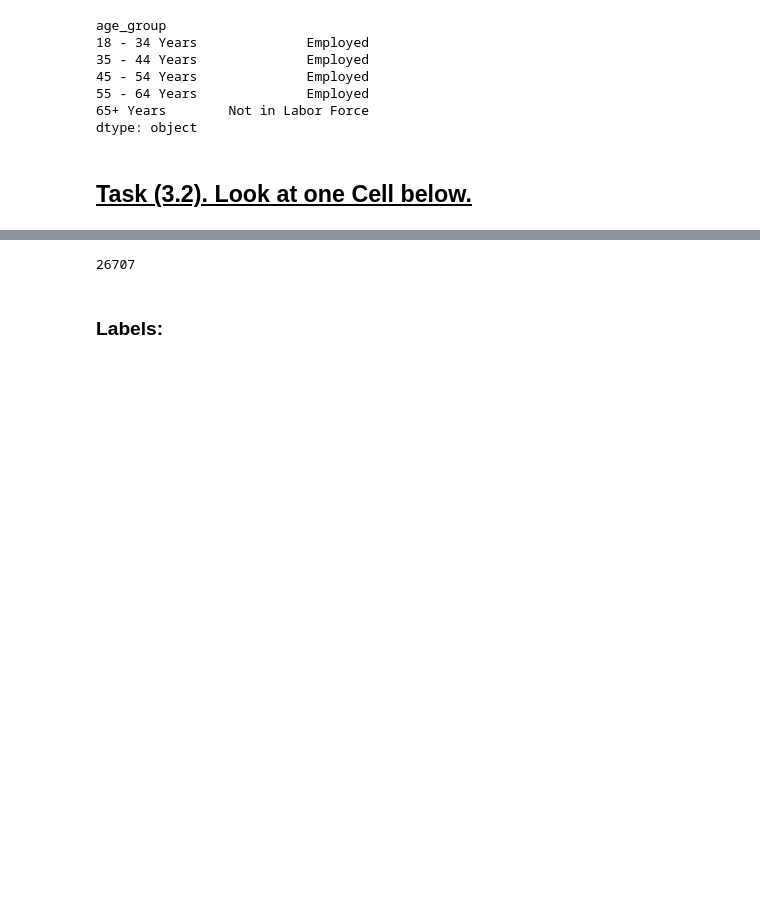
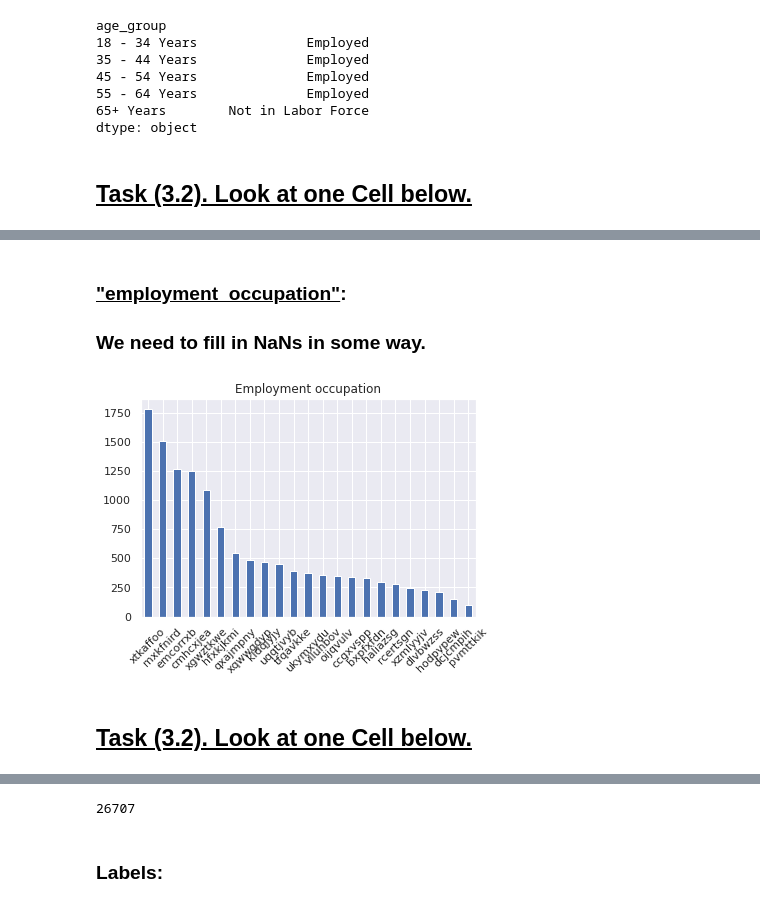
Before and after one commit to AlbMLpy/IDS_Task, a Jupyter notebook: flu_shot_solution.ipynb, the cells around one changed output, grey strips where cells are left out. Drawn from its saved outputs; the diff is of its cells as text; code cells hidden in the pictures; blank space fills up the shorter version.

```diff
--- a/flu_shot_solution.ipynb
+++ b/flu_shot_solution.ipynb
@@ -384,0 +359,22 @@ train_data = train_data.drop(columns=["employment_industry", "employment_occupat
+# %%
+# We will map Nans to one of the employment industries based on education
+# because there is correlation between employment industry and education;
+# and it is better than to drop rows or fill Nans with one predefined value
+
+
+education2emp_idstry = (
+    train_data.groupby(["education"])
+    .apply(lambda x: x["employment_industry"].value_counts().idxmax())
+)
+
+mask = train_data["employment_industry"].isna()
+train_data["employment_industry"][mask] = train_data["education"][mask].apply(lambda x: education2emp_idstry[x])
+# %% [markdown]
+### <u>"employment_occupation"</u>:
+### We need to fill in NaNs in some way.
+# %%
+bar_plot_value_counts(train_data, "employment_occupation", "Employment occupation")
+# %% [output]
+[figure, added]
+# %% [markdown]
+## <u>Task (3.2). Look at one Cell below.</u>
```
Also changed, not shown: parts of 79 cells of this notebook.
